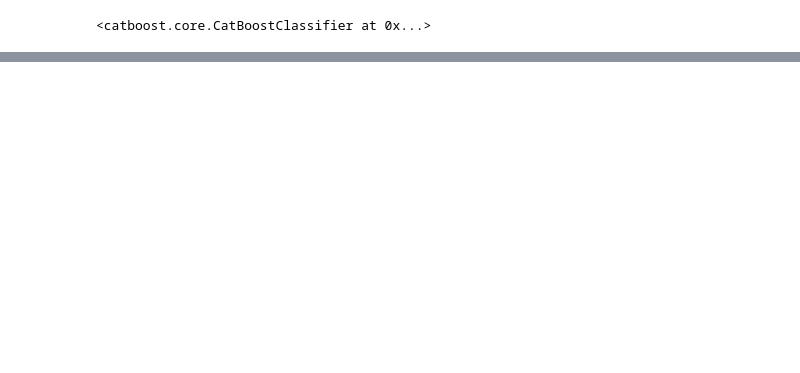
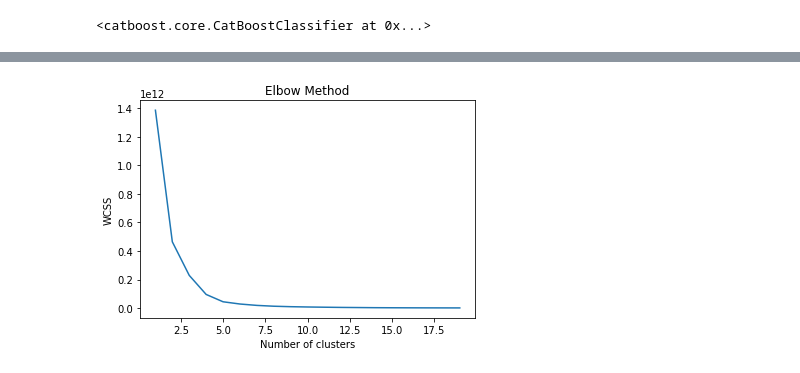
Before and after one commit to hasan-avci/iron-car-Hasanav, a Jupyter notebook: Hasan Avci.ipynb, the cells around one changed output, grey strips where cells are left out. Drawn from its saved outputs; the diff is of its cells as text; code cells hidden in the pictures; blank space fills up the shorter version.

```diff
--- a/Hasan Avci.ipynb
+++ b/Hasan Avci.ipynb
@@ -521,0 +651,3 @@ Shrink model to first 172 iterations.
+# %%
+dcust.rename(columns = {'customer_id_count':'order_count',
+                       'is_returning_customer_max' : 'is_returning_customer'},inplace=True)
@@ -521,0 +661,3 @@ Shrink model to first 172 iterations.
+# %%
+categorical_columns.append('weekday')
+categorical_columns.append('Weekend_Flag')
@@ -521,0 +706,12 @@ Shrink model to first 172 iterations.
+# %%
+d_cit = df_merge.groupby('city_id').agg({'amount_paid' : ['mean','median','sum'],
+                                                           'customer_id' : ['count','nunique'],
+                                                           'is_failed' : 'sum',
+                                                            'delivery_fee' : ['mean','median','sum'],
+                                                             'restaurant_id' : 'nunique',
+                                                              'voucher_amount': ['mean','median','sum']
+
+                                                           })
+
+d_cit.columns=['_'.join(col) for col in d_cit.columns.ravel()]
+d_cit.reset_index(inplace=True)
@@ -521,0 +727,17 @@ Shrink model to first 172 iterations.
+# %%
+dtmp = copy.deepcopy(d_cit)
+feat = [col for col in dtmp.columns if col!='city_id']
+wcss = []
+
+for i in range(1, 20):
+    kmeans = KMeans(n_clusters=i, init='k-means++', max_iter=300, n_init=10, random_state=0)
+    kmeans.fit(dtmp[feat])
+    wcss.append(kmeans.inertia_)
+
+plt.plot(range(1, 20), wcss)
+plt.title('Elbow Method')
+plt.xlabel('Number of clusters')
+plt.ylabel('WCSS')
+plt.show()
+# %% [output]
+[figure, added]
```
Also changed, not shown: parts of 68 cells of this notebook, 6 other files.
